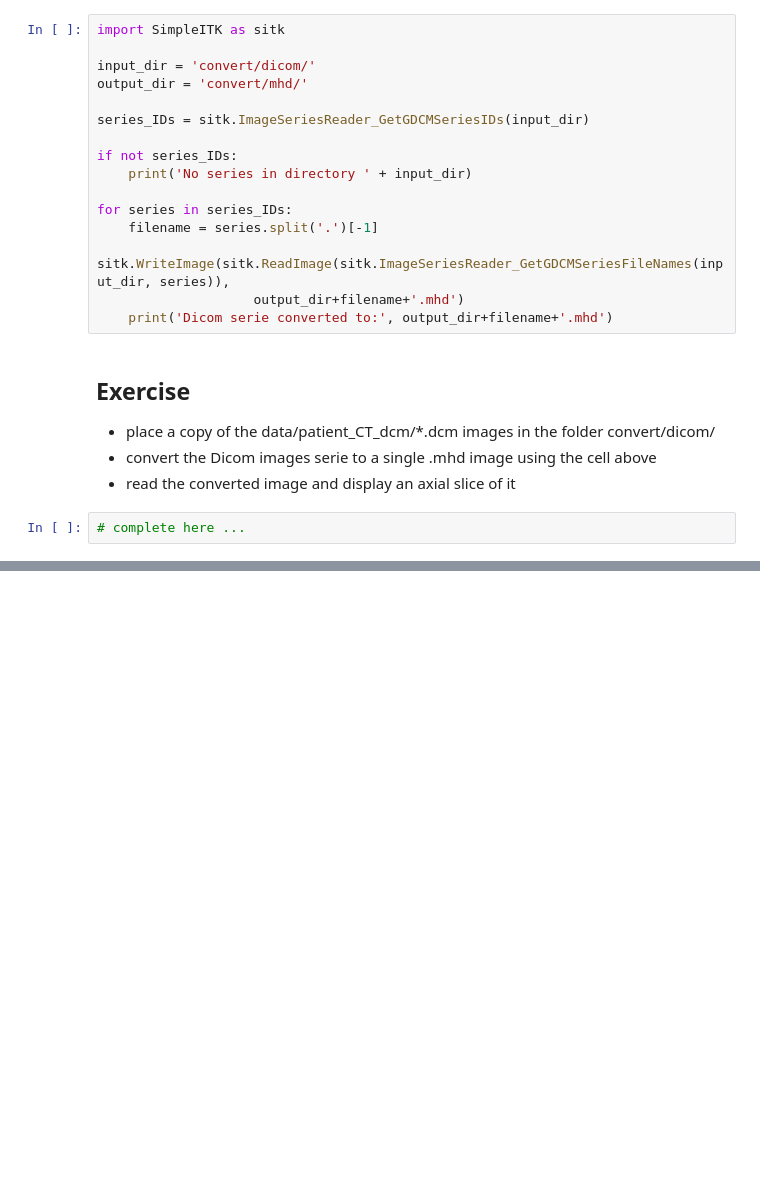
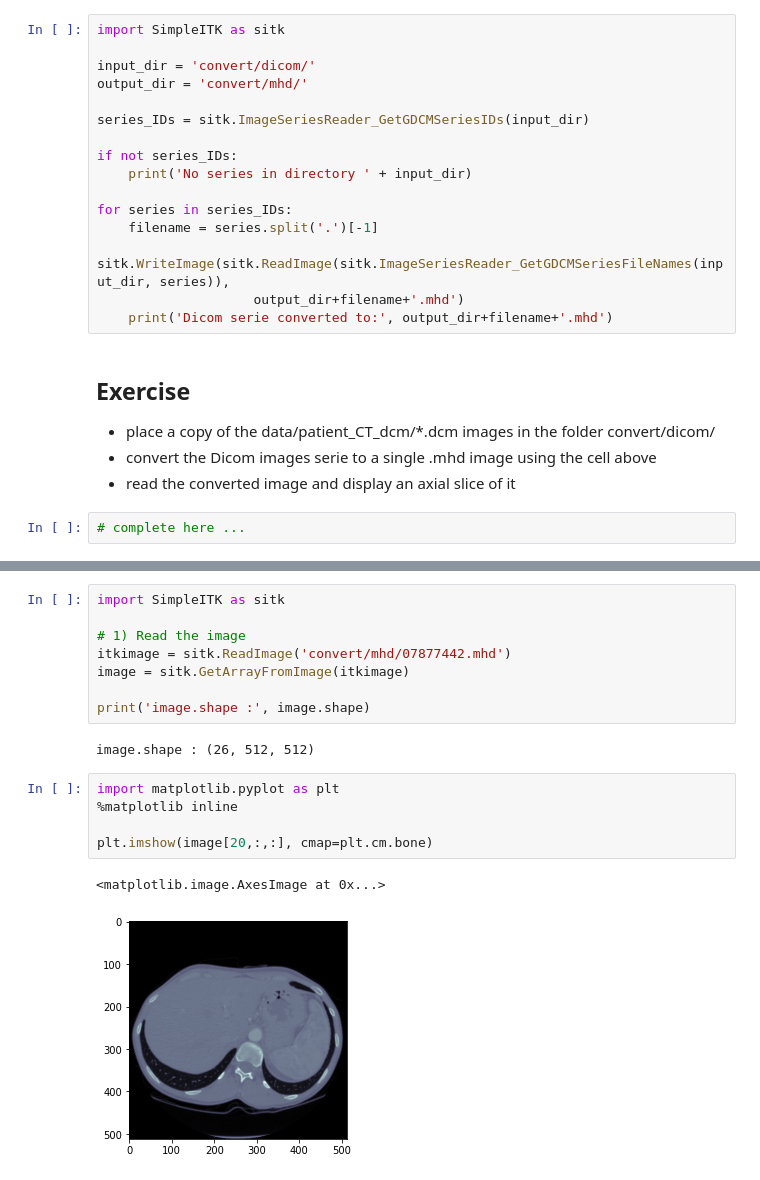
Before and after one commit to MCvin/Python_Gate, a Jupyter notebook: 9-Image_Manipulation/image_manipulation.ipynb, the cells around one changed output, grey strips where cells are left out. Cells and saved outputs as stored; diff of their text form; blank space fills up the shorter version.

```diff
--- a/9-Image_Manipulation/image_manipulation.ipynb
+++ b/9-Image_Manipulation/image_manipulation.ipynb
@@ -183,0 +287,18 @@ for series in series_IDs:
+# %%
+import SimpleITK as sitk
+
+# 1) Read the image
+itkimage = sitk.ReadImage('convert/mhd/07877442.mhd')
+image = sitk.GetArrayFromImage(itkimage)
+
+print('image.shape :', image.shape)
+# %% [output]
+image.shape : (26, 512, 512)
+# %%
+import matplotlib.pyplot as plt
+%matplotlib inline
+
+plt.imshow(image[20,:,:], cmap=plt.cm.bone)
+# %% [output]
+<matplotlib.image.AxesImage at 0x...>
+[figure, added]
```
Also changed, not shown: parts of 19 cells of this notebook.
